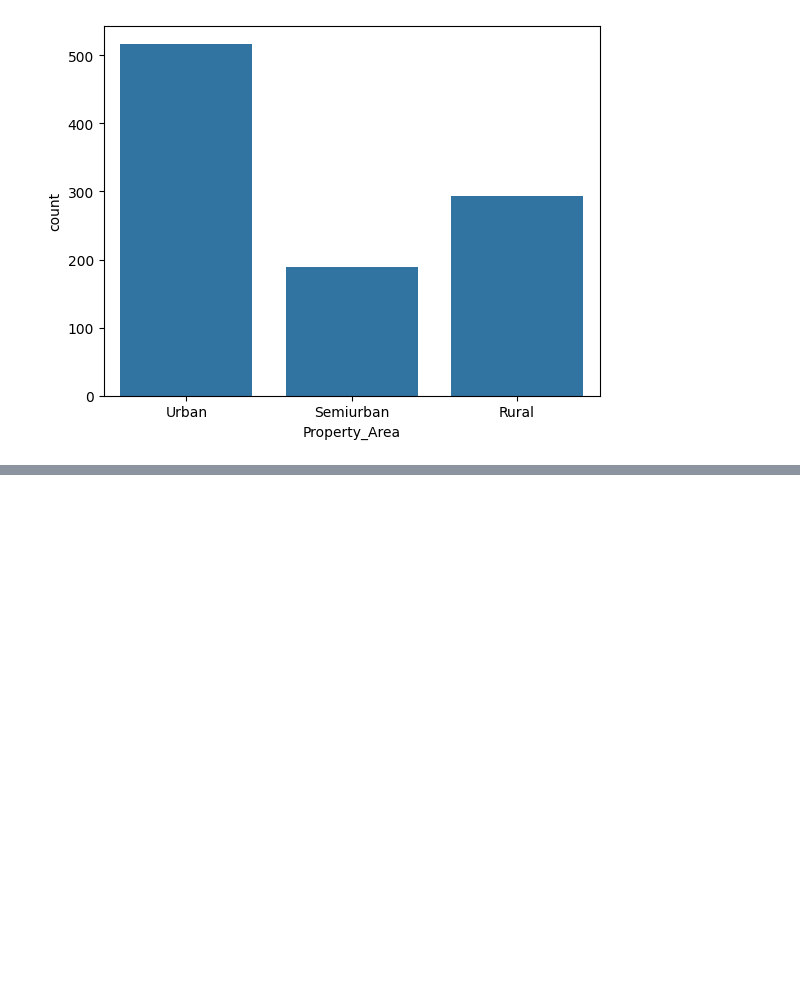
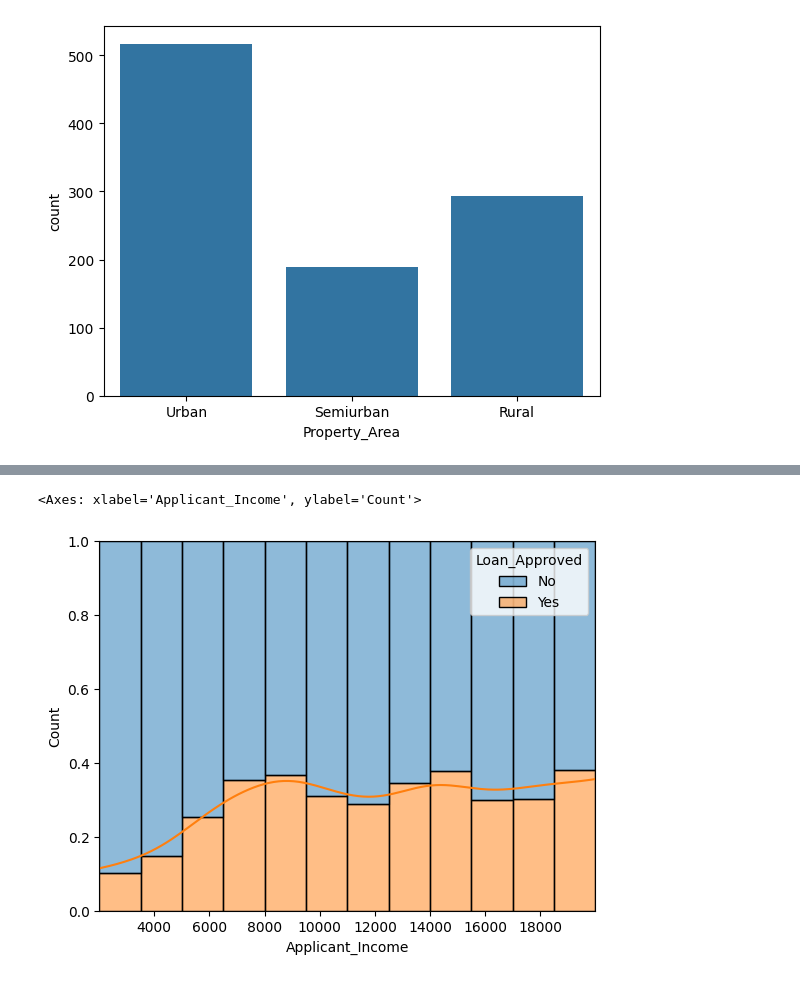
Before and after one commit to 24f3004415/LoanApproval-MLSystem, a Jupyter notebook: Loan-approval-MLsystem.ipynb, the cells around one changed output, grey strips where cells are left out. Saved outputs shown, nothing was run; the diff lists cells and outputs as text; code cells hidden in the pictures; blank space fills up the shorter version.

```diff
--- a/Loan-approval-MLsystem.ipynb
+++ b/Loan-approval-MLsystem.ipynb
@@ -330,0 +360,7 @@ sns.countplot(x = df['Property_Area'])
+# %%
+# Applicant_Income
+
+sns.histplot(x = df['Applicant_Income'],hue = df['Loan_Approved'], multiple = 'fill', kde = True) # multiple = stack/dodge/fill
+# %% [output]
+<Axes: xlabel='Applicant_Income', ylabel='Count'>
+[figure, added]
```
Also changed, not shown: parts of 23 cells of this notebook.
